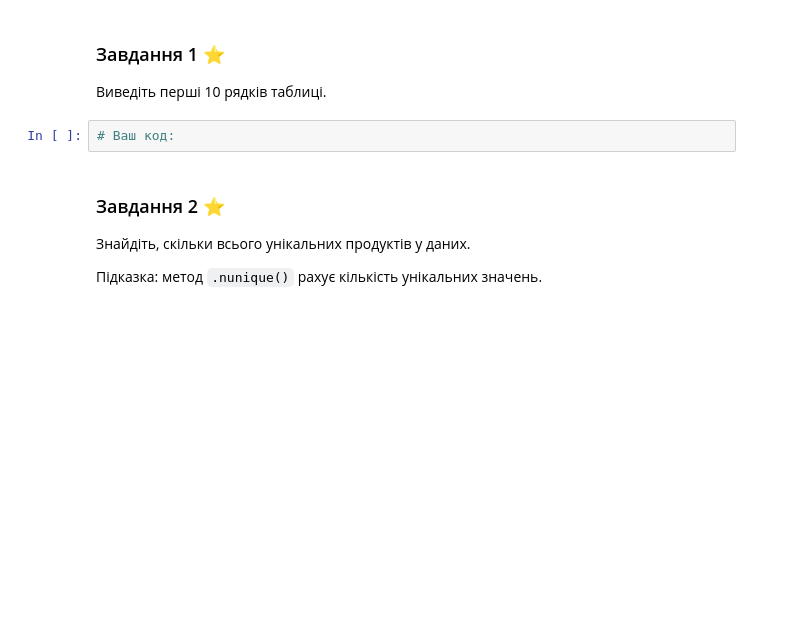
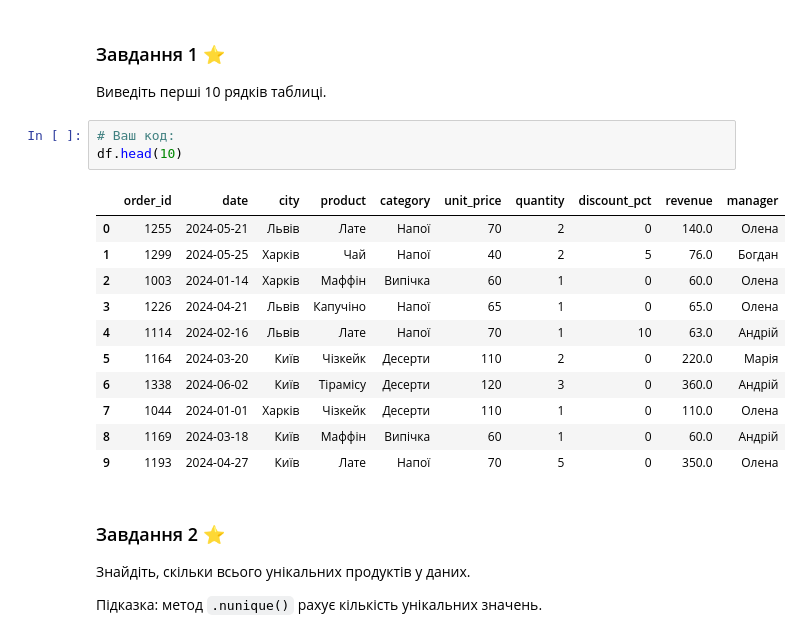
Before and after one commit to volodymyr-holovan/DTA2026, a Jupyter notebook: classwork/pandas_lecture.ipynb, the cells around one changed output. Drawn from its saved outputs; the diff is of its cells as text; blank space fills up the shorter version.

```diff
--- a/classwork/pandas_lecture.ipynb
+++ b/classwork/pandas_lecture.ipynb
@@ -493,6 +491,19 @@ Name: revenue, dtype: float64
 Виведіть перші 10 рядків таблиці.
 # %%
 # Ваш код:
+df.head(10)
+# %% [output]
+|  | order_id | date | city | product | category | unit_price | quantity | discount_pct | revenue | manager |
+| 0 | 1255 | 2024-05-21 | Львів | Лате | Напої | 70 | 2 | 0 | 140.0 | Олена |
+| 1 | 1299 | 2024-05-25 | Харків | Чай | Напої | 40 | 2 | 5 | 76.0 | Богдан |
+| 2 | 1003 | 2024-01-14 | Харків | Маффін | Випічка | 60 | 1 | 0 | 60.0 | Олена |
+| 3 | 1226 | 2024-04-21 | Львів | Капучіно | Напої | 65 | 1 | 0 | 65.0 | Олена |
+| 4 | 1114 | 2024-02-16 | Львів | Лате | Напої | 70 | 1 | 10 | 63.0 | Андрій |
+| 5 | 1164 | 2024-03-20 | Київ | Чізкейк | Десерти | 110 | 2 | 0 | 220.0 | Марія |
+| 6 | 1338 | 2024-06-02 | Київ | Тірамісу | Десерти | 120 | 3 | 0 | 360.0 | Андрій |
+| 7 | 1044 | 2024-01-01 | Харків | Чізкейк | Десерти | 110 | 1 | 0 | 110.0 | Олена |
+| 8 | 1169 | 2024-03-18 | Київ | Маффін | Випічка | 60 | 1 | 0 | 60.0 | Андрій |
+| 9 | 1193 | 2024-04-27 | Київ | Лате | Напої | 70 | 5 | 0 | 350.0 | Олена |
 # %% [markdown]
 ### Завдання 2 ⭐
 Знайдіть, скільки всього унікальних продуктів у даних.
```
Also changed, not shown: parts of 9 cells of this notebook.
